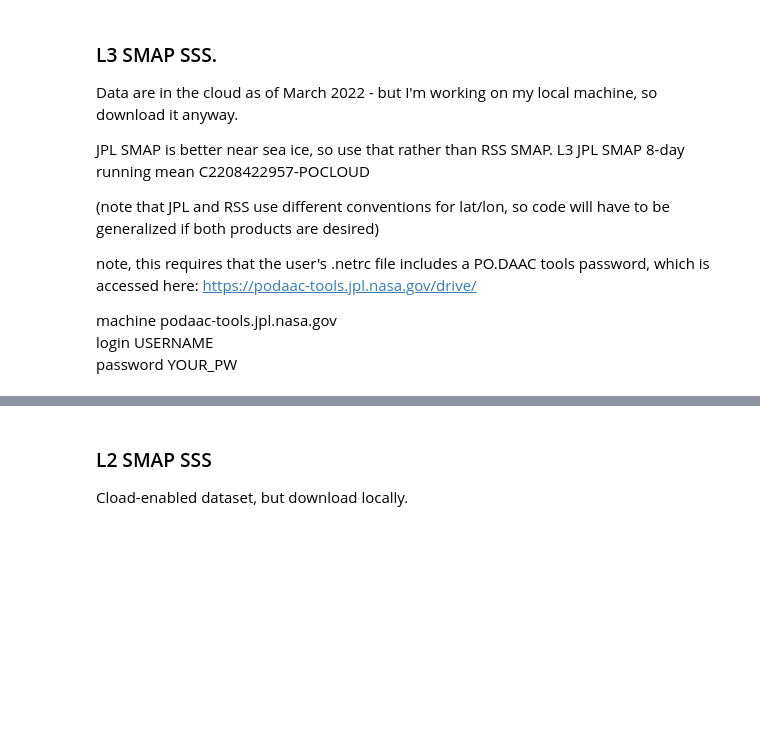
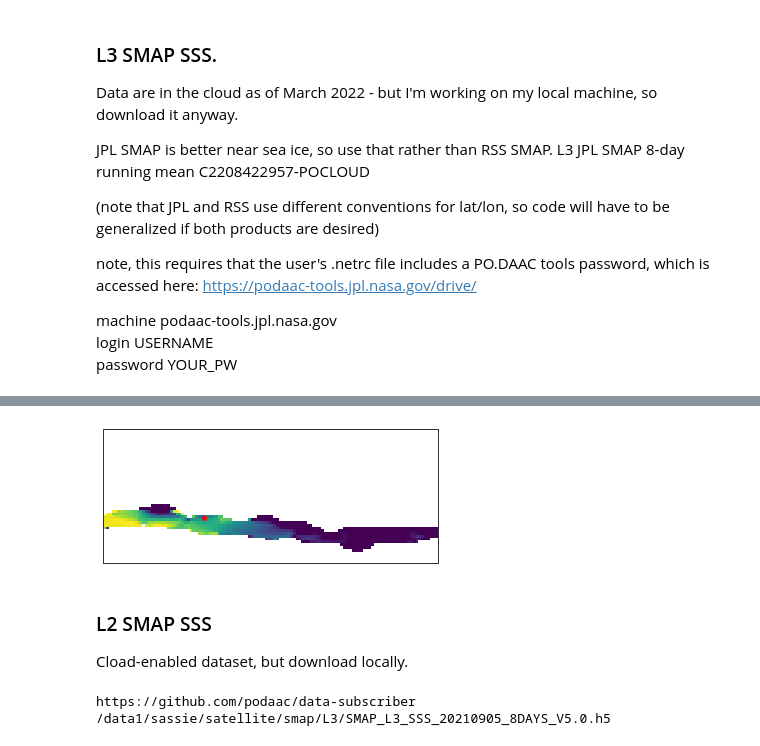
Before and after one commit to NASA-SASSIE/satellite, a Jupyter notebook: smap_beaufort_plots.ipynb, the cells around one changed output, grey strips where cells are left out. Saved outputs shown, nothing was run; the diff lists cells and outputs as text; code cells hidden in the pictures; blank space fills up the shorter version.

```diff
--- a/smap_beaufort_plots.ipynb
+++ b/smap_beaufort_plots.ipynb
@@ -39,9 +39,9 @@ import matplotlib.ticker as mticker
 start_date = "2021-09-01T00:00:00"
 end_date = "2021-09-01T23:59:59" # one day
 
-# many days
-start_date = "2021-09-01T00:00:00"
-end_date = "2021-09-15T23:59:59"
+# # many days
+# start_date = "2021-09-01T00:00:00"
+# end_date = "2021-09-15T23:59:59"
 
 date_range = start_date + "/" + end_date # this format is needed for 'requests'
 print(date_range)
@@ -52,7 +52,7 @@ latrange = [68, 80]
 bounding_box = (f'{lonrange[0]},{latrange[0]},{lonrange[1]},{latrange[1]}') # make this a string
 
 # local data folder
-#datadir = '/data1/sassie/satellite/' # kyla's computer
+datadir = '/data1/sassie/satellite/' # kyla's computer
 # datadir = '~/Data/raw/sassie/satellite/' #Severine's computer
-datadir = './data/' # generic local folder
+# datadir = './data/' # generic local folder
 # %% [output]
@@ -213,3 +213,42 @@ gl.bottom_labels = True
+# %%
+# create a kml file
+import simplekml
+# directory that will include the kml *and* the pngs that are the source files for the kml
+kmldir = '/data2/Dropbox/projects/sassie_kd/google-earth/smap/';
+
+# plot one time
+map_proj = ccrs.NorthPolarStereo(central_longitude=-150)
+fig = plt.figure()
+ax1 = fig.add_subplot(projection=map_proj)
+
+tplot = ds_smap_L3.time[0]
+
+# plot with no transformation
+sss_L3_img = ax1.pcolormesh(ds_smap_L3.longitude, ds_smap_L3.latitude, ds_smap_L3.sel(time=tplot).smap_sss,
+                        vmin=20, vmax=30,  # Set max and min values for plotting
+                        cmap='viridis', shading='auto')   # shading='auto' to avoid warning
+# set extent - needed to get the .png to correctly overlay
+ax1.set_extent([lonrange[0], lonrange[1],latrange[0], latrange[1]], crs=map_proj)
+
+#  ----- no map stuff
+
+# save figure - need to get rid of bounding boxes and make the background transparent
+plt.savefig(kmldir + 'SMAP_L3.png', dpi=400, transparent=True, facecolor=None,
+           bbox_inches='tight', pad_inches=0)
+
+# initialize the kml with simplekml
+kml = simplekml.Kml()
+# "overlay" is the (only, in this case) map we'll add to the kml:
+overlay = kml.newgroundoverlay(name='overlay')
+overlay.icon.href = 'SMAP_L3.png' # this points to the map
+overlay.latlonbox.north = latrange[1]
+overlay.latlonbox.south = latrange[0]
+overlay.latlonbox.east =  lonrange[1]
+overlay.latlonbox.west =  lonrange[0]
+# save to the same dir
+kml.save(kmldir + "SMAP_L3.kml")
+# %% [output]
+[figure, added]
 # %% [markdown]
 ### L2 SMAP SSS
 
@@ -265,6 +304,8 @@ for granule in granules:
 # uncomment to see the variable names:
 # h5 = h5py.File(outfile, 'r')
 # h5.keys() # variable names
+# %% [output]
+https://github.com/podaac/data-subscriber /data1/sassie/satellite/smap/L3/SMAP_L3_SSS_20210905_8DAYS_V5.0.h5
 # %%
 # load each file, select data in our domain, and combine into one array called smap_L2
 # this is very klugey! No doubt many cleaner methods exist, but this seems to work OK
```
Also changed, not shown: parts of 7 cells of this notebook.
